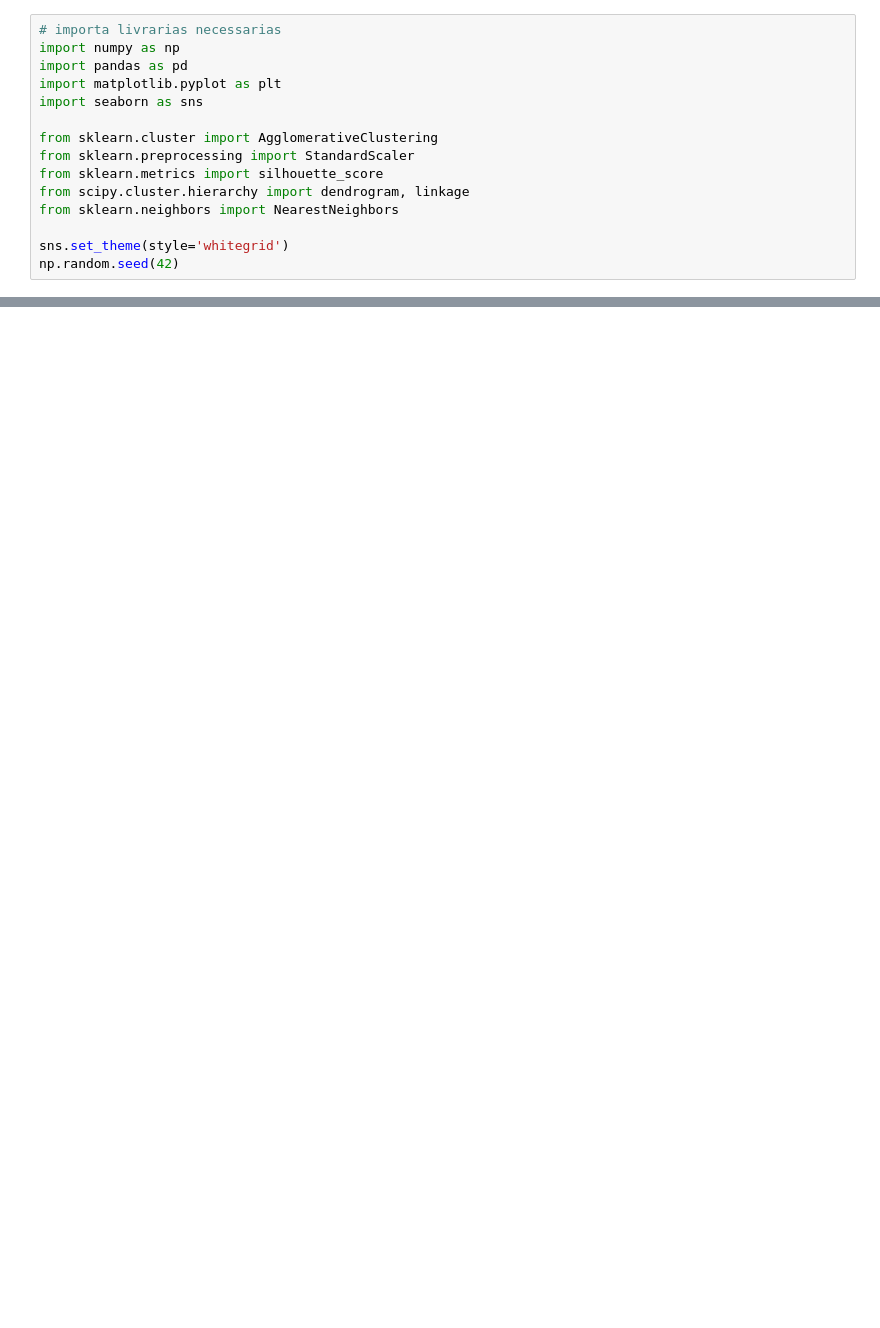
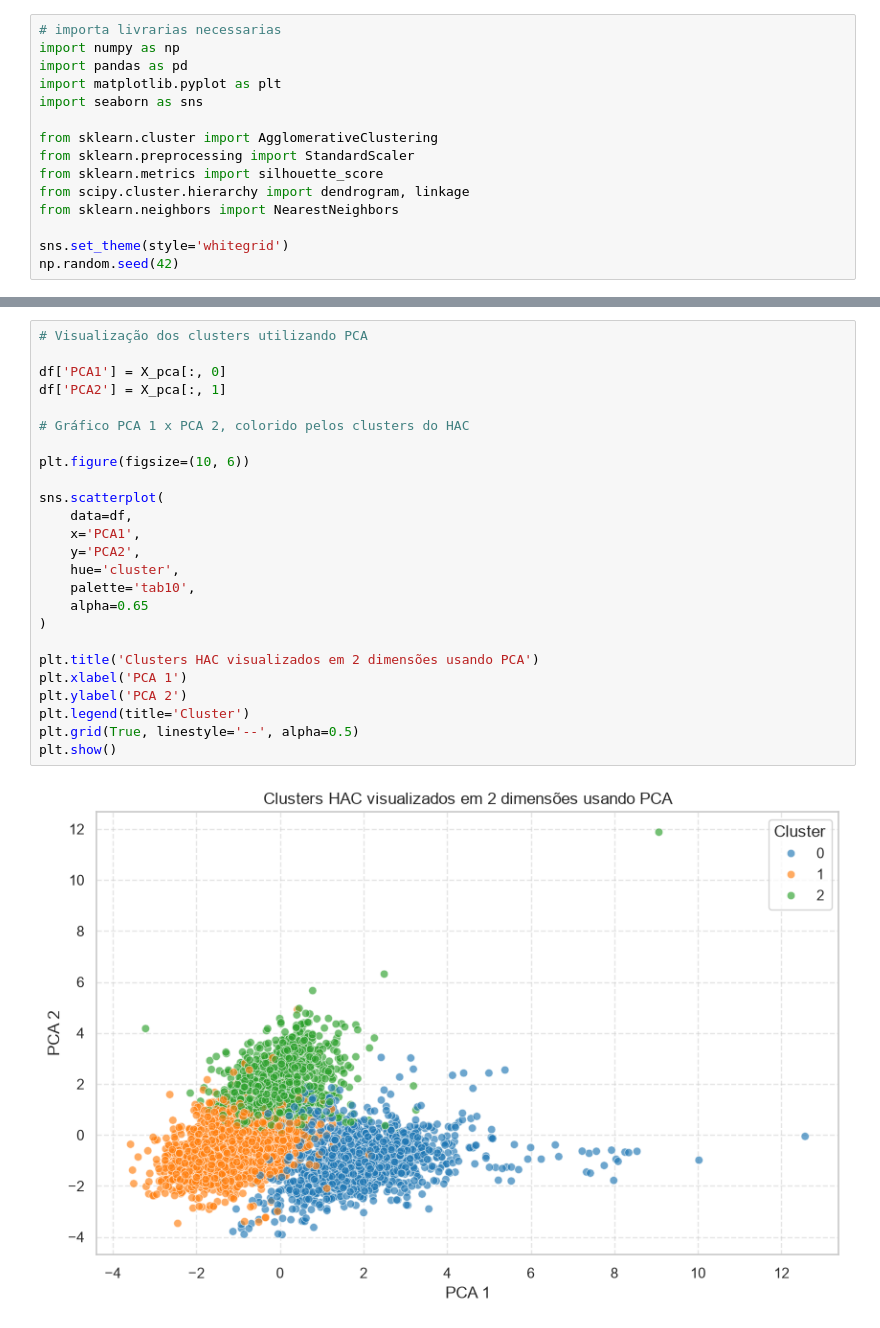
Before and after one commit to jacomassi04/Exercicio-Aula-Aprendizado-de-M-quina-N-o-Supervisionado-1, a Jupyter notebook: Exercicio_1_Vinhos/3_Exercicio_HAC_questao_3.ipynb, the cells around one changed output, grey strips where cells are left out. Drawn from its saved outputs; the diff is of its cells as text; blank space fills up the shorter version.

```diff
--- a/Exercicio_1_Vinhos/3_Exercicio_HAC_questao_3.ipynb
+++ b/Exercicio_1_Vinhos/3_Exercicio_HAC_questao_3.ipynb
@@ -169,0 +146,27 @@ plt.show()
+# %%
+# Visualização dos clusters utilizando PCA
+
+df['PCA1'] = X_pca[:, 0]
+df['PCA2'] = X_pca[:, 1]
+
+# Gráfico PCA 1 x PCA 2, colorido pelos clusters do HAC
+
+plt.figure(figsize=(10, 6))
+
+sns.scatterplot(
+    data=df,
+    x='PCA1',
+    y='PCA2',
+    hue='cluster',
+    palette='tab10',
+    alpha=0.65
+)
+
+plt.title('Clusters HAC visualizados em 2 dimensões usando PCA')
+plt.xlabel('PCA 1')
+plt.ylabel('PCA 2')
+plt.legend(title='Cluster')
+plt.grid(True, linestyle='--', alpha=0.5)
+plt.show()
+# %% [output]
+[figure, added]
```
Also changed, not shown: parts of 14 cells of this notebook, 6 other files.
